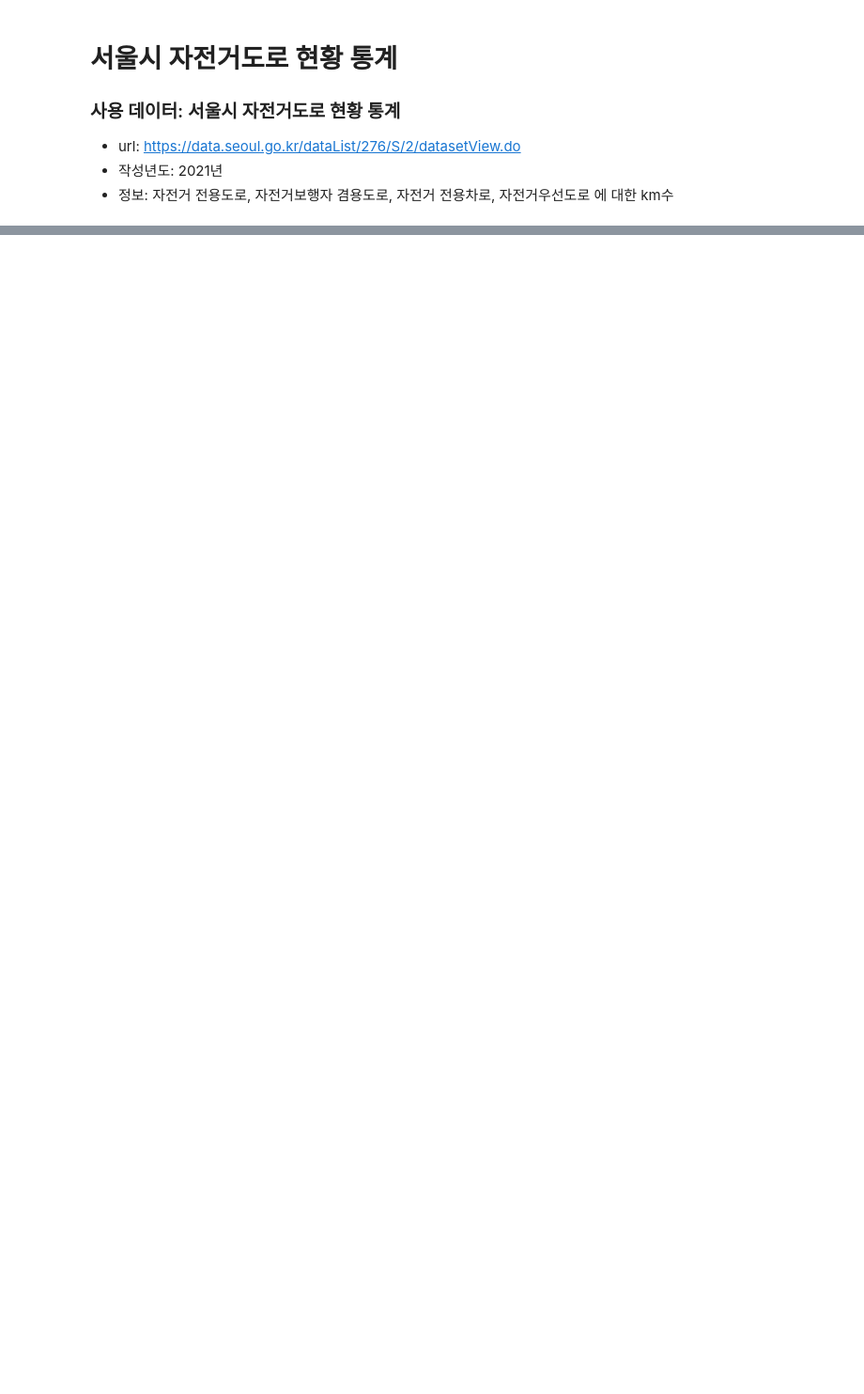
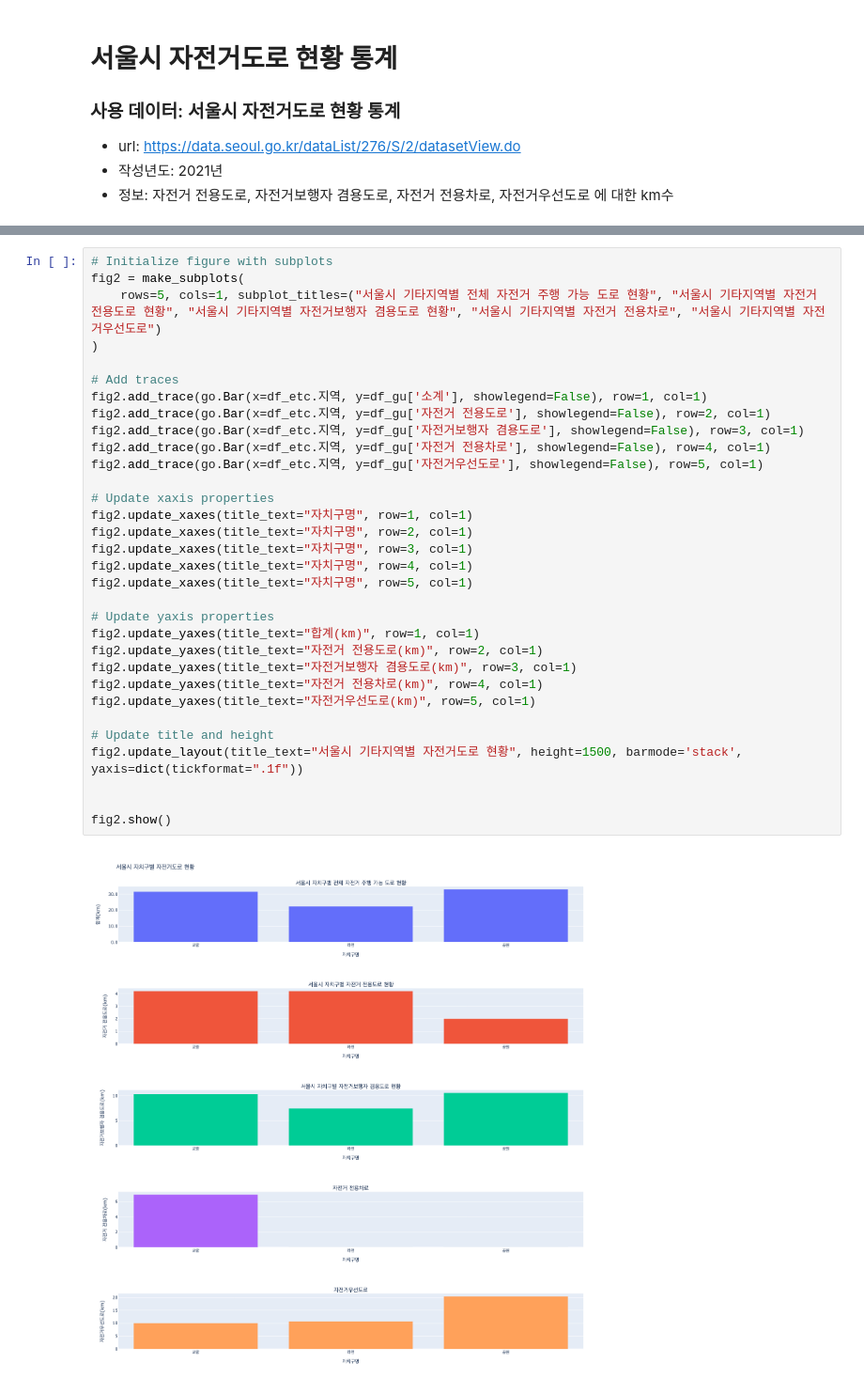
Before and after one commit to syshin0116/Dacon, a Jupyter notebook: 자전거도로/bike_road.ipynb, the cells around one changed output, grey strips where cells are left out. Shown at 94% size. Drawn from its saved outputs; the diff is of its cells as text; blank space fills up the shorter version.

```diff
--- a/자전거도로/bike_road.ipynb
+++ b/자전거도로/bike_road.ipynb
@@ -65,0 +102,34 @@ MultiIndex([( '소계',   '소계'),
+# %%
+# Initialize figure with subplots
+fig2 = make_subplots(
+    rows=5, cols=1, subplot_titles=("서울시 기타지역별 전체 자전거 주행 가능 도로 현황", "서울시 기타지역별 자전거 전용도로 현황", "서울시 기타지역별 자전거보행자 겸용도로 현황", "서울시 기타지역별 자전거 전용차로", "서울시 기타지역별 자전거우선도로")
+)
+
+# Add traces
+fig2.add_trace(go.Bar(x=df_etc.지역, y=df_gu['소계'], showlegend=False), row=1, col=1)
+fig2.add_trace(go.Bar(x=df_etc.지역, y=df_gu['자전거 전용도로'], showlegend=False), row=2, col=1)
+fig2.add_trace(go.Bar(x=df_etc.지역, y=df_gu['자전거보행자 겸용도로'], showlegend=False), row=3, col=1)
+fig2.add_trace(go.Bar(x=df_etc.지역, y=df_gu['자전거 전용차로'], showlegend=False), row=4, col=1)
+fig2.add_trace(go.Bar(x=df_etc.지역, y=df_gu['자전거우선도로'], showlegend=False), row=5, col=1)
+
+# Update xaxis properties
+fig2.update_xaxes(title_text="자치구명", row=1, col=1)
+fig2.update_xaxes(title_text="자치구명", row=2, col=1)
+fig2.update_xaxes(title_text="자치구명", row=3, col=1)
+fig2.update_xaxes(title_text="자치구명", row=4, col=1)
+fig2.update_xaxes(title_text="자치구명", row=5, col=1)
+
+# Update yaxis properties
+fig2.update_yaxes(title_text="합계(km)", row=1, col=1)
+fig2.update_yaxes(title_text="자전거 전용도로(km)", row=2, col=1)
+fig2.update_yaxes(title_text="자전거보행자 겸용도로(km)", row=3, col=1)
+fig2.update_yaxes(title_text="자전거 전용차로(km)", row=4, col=1)
+fig2.update_yaxes(title_text="자전거우선도로(km)", row=5, col=1)
+
+# Update title and height
+fig2.update_layout(title_text="서울시 기타지역별 자전거도로 현황", height=1500, barmode='stack', yaxis=dict(tickformat=".1f"))
+
+
+fig2.show()
+# %% [output]
+[figure, added]
```
Also changed, not shown: parts of 7 cells of this notebook, 2 other files.
